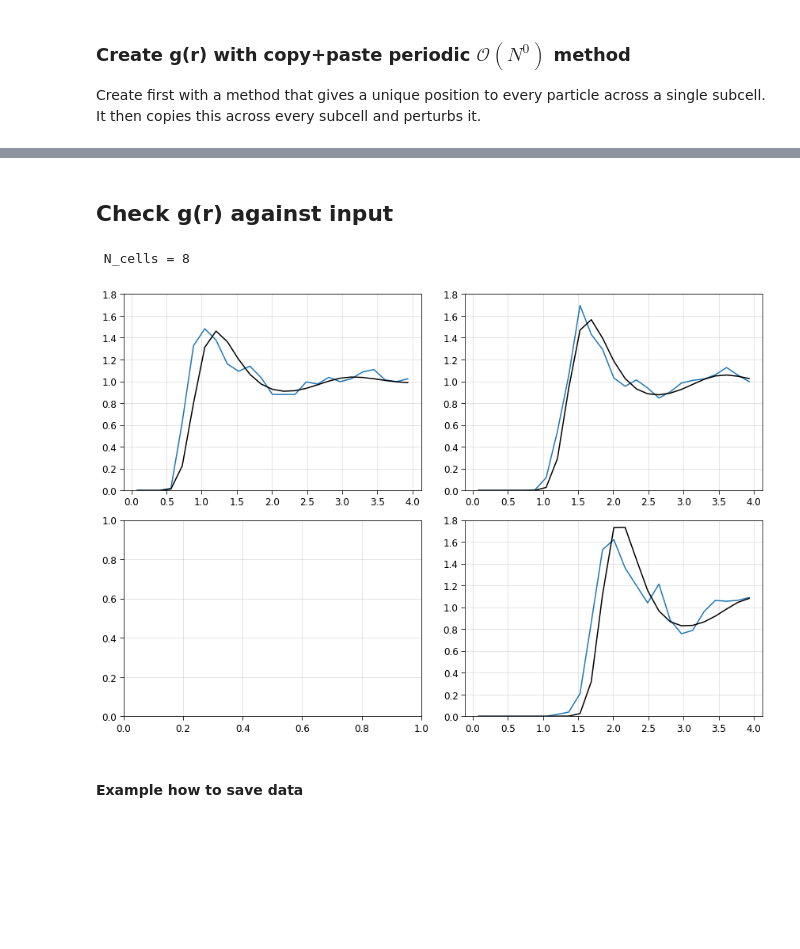
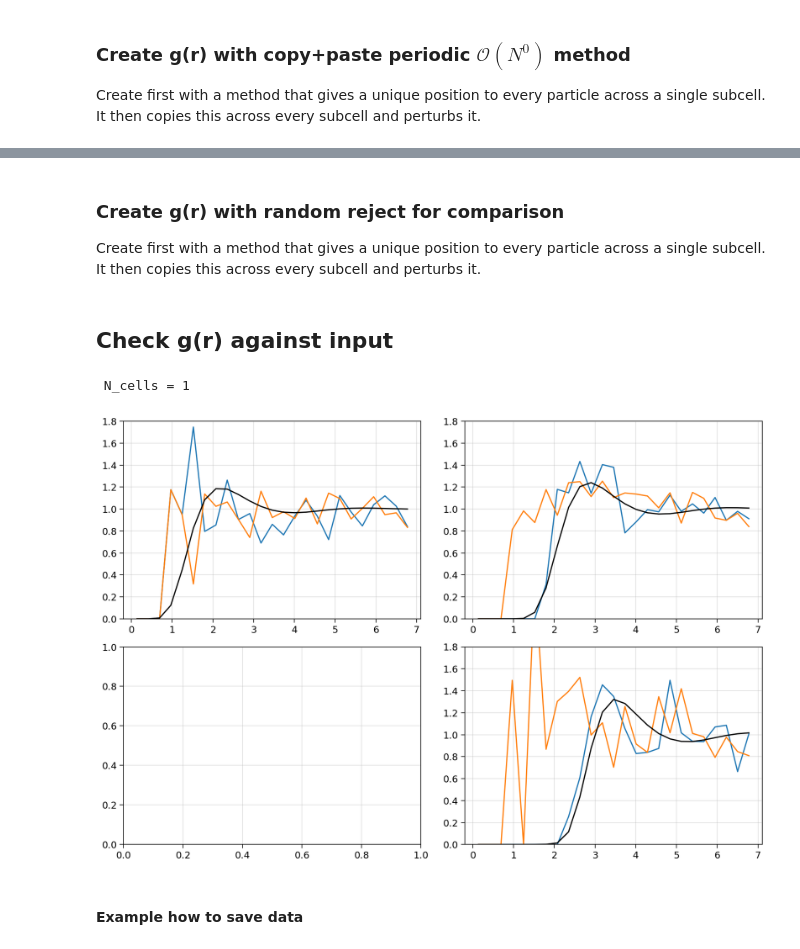
Before and after one commit to ZachAJohnson/CorrelatedConfigurations, a Jupyter notebook: examples/Multispecies and Ionization.ipynb, the cells around one changed output, grey strips where cells are left out. Drawn from its saved outputs; the diff is of its cells as text; code cells hidden in the pictures; blank space fills up the shorter version.

```diff
--- a/examples/Multispecies and Ionization.ipynb
+++ b/examples/Multispecies and Ionization.ipynb
@@ -100,7 +106,7 @@ N_species = len(Zbars)
 ni_in_rs_array = species_densities_invcc*rbar_I_cm**3 # turns densities into units of rbar_I
 bridge = None #'yukawa'
 iet = IET(N_species, Γ_matrix, ni_in_rs_array, dst_type=3, h_max=1e3, oz_method='standard',
-        kappa = kappa, kappa_multiscale = 1.0,  R_max=20.0, N_bins=2048, closure='hnc', bridge=bridge)
+        kappa = κ, kappa_multiscale = 1.0,  R_max=20.0, N_bins=2048, closure='hnc', bridge=bridge)
 
 iet.HNC_solve(num_iterations=10000, tol=1e-3, iters_to_wait=300,iters_to_use=5, alpha_Picard=0.4, verbose=True)
 r_AU_data = iet.r_array*rbar_I_AU
@@ -161,13 +150,3 @@ SyntaxError: invalid syntax (Temp/ipykernel_14452/2642472012.py, line 3)
-# %%
-fig, ax = plt.subplots()
-
-for i in range(N_species):
-    for j in range(1,N_species):
-        ax.plot(iet.r_array, iet.h_r_matrix[i,j] + 1, label=fr"$g^{{\rm MS}}_{{ {i}{j}}}$ " )
-
-ax.plot(iet_00.r_array*1.205, iet_00.h_r_matrix[0,0] + 1, 'k--', label=fr'$g^{{\rm Eff.}}(\Gamma={G00})$')
-ax.set_xlim(0,5)
-ax.legend()
 # %% [markdown]
 # Generate the Initial MD Configuration
 # %%
@@ -183,9 +162,9 @@ def make_N_array(N_total, n_species):
     N_approx_list[dominant_species] = N_total - (np.sum(N_approx_list)-N_approx_list[dominant_species])
     return N_approx_list.astype(int)
 
-N_subcell_particles = 300
+N_subcell_particles = 100
 N_subcell_particles_list = make_N_array(N_subcell_particles, species_densities_invcc)
-N_subcells = 3
+N_subcells = 1
 N = N_subcell_particles*N_subcells**3
 print(f"{N_subcell_particles} particles per subcell, {N} total:")
 print(f"For composition {names} = {species_densities_invcc/n_tot_invcc} ")
@@ -212,34 +192,39 @@ Wall time: 17.4 s
+# %% [markdown]
+### Create g(r) with random reject for comparison
+Create first with a method that gives a unique position to every particle across a single subcell. It then copies this across every subcell and perturbs it.
+# %%
+rr_positions = random_reject(N, L_AU, 0.5*rbar_I_AU)
+rr_species_nums = cfg_gen.ion_species.copy() # Doesn't matter how, just an easy way to ensure total n for each species is the same
 # %% [markdown]
 ## Check g(r) against input
 # %%
 # Generate random particle positions in a box of length L
 # Periodic
 gr_calc = MultiSpeciesGofrCalculator(cfg_gen.ion_species, cfg_gen.ion_positions, L_AU, 4*rbar_I_AU , cfg_gen.dx)
 r_vals, g_r_periodic = gr_calc.compute()
 print(f" N_cells = {gr_calc.n_cells}")
 # Subcell
 # gr_calc = MultiSpeciesGofrCalculator(cell.ion_positions, L_AU, L_AU/2, cfg_gen.dx)
 # r_vals, g_r_subcell = gr_calc.compute()
 # random reject
-# gr_calc = MultiSpeciesGofrCalculator(rr_positions, L_AU, L_AU/2, cfg_gen.dx)
-# r_vals, g_r_rr = gr_calc.compute()
+gr_calc = MultiSpeciesGofrCalculator(cfg_gen.ion_species, rr_positions, L_AU, 4*rbar_I_AU , cfg_gen.dx)
+r_vals, g_r_rr = gr_calc.compute()
 
 # For example, plot g(r) (requires matplotlib)
 fig, axs = plt.subplots(N_species, N_species, figsize=(12,8))
 for i in range(N_species):
     for j in range(i, N_species):
         axs[i,j].plot(r_vals, g_r_periodic[i,j], '-', label="Periodic")
-#         ax.plot(r_vals, g_r_subcell, '-', label="Subcell")
-#         ax.plot(r_vals, g_r_rr, '-', label="Random Reject")
+        axs[i,j].plot(r_vals, g_r_rr[i,j], '-', label="Random Reject")
         axs[i,j].plot(r_vals, gofr_func_matrix[i,j](r_vals), 'k', label="Input" )
         axs[i,j].set_ylim(0,1.8)
 #         axs[i,j].text('yo',)
 # ax.set_xlabel("r")
 # ax.set_ylabel("g(r)")
 # ax.legend()
 plt.tight_layout()
 # %% [output]
- N_cells = 8
+ N_cells = 1
-[figure, old version]
+[figure, new version]
 # %% [markdown]
 #### Example how to save data
```
Also changed, not shown: parts of 16 cells of this notebook, 3 other files.
